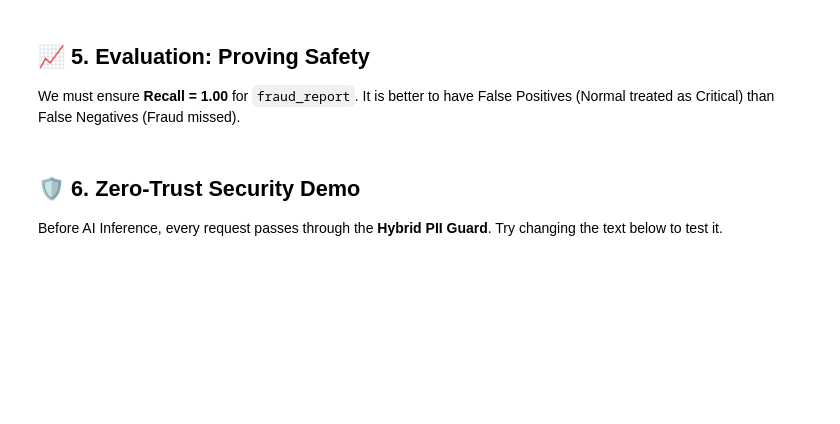
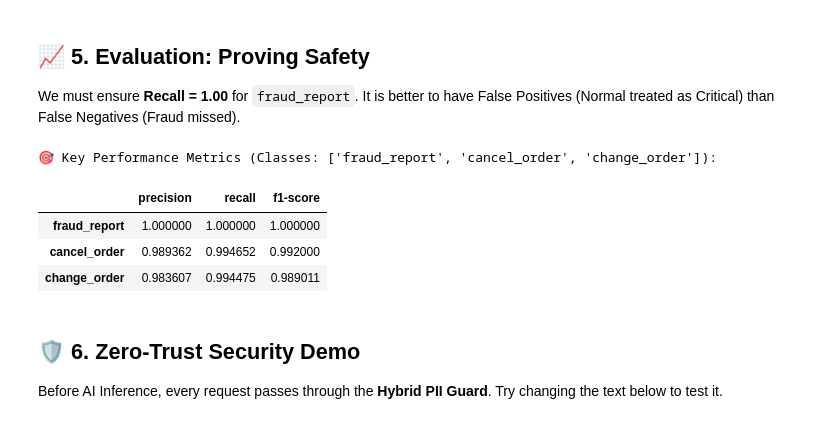
Before and after one commit to mmapce/empathicgateway, a Jupyter notebook: docs/Live_Presentation.ipynb, the cells around one changed output. Drawn from its saved outputs; the diff is of its cells as text; code cells hidden in the pictures; blank space fills up the shorter version.

```diff
--- a/docs/Live_Presentation.ipynb
+++ b/docs/Live_Presentation.ipynb
@@ -112,12 +177,27 @@ We must ensure **Recall = 1.00** for `fraud_report`. It is better to have False
 # %%
 y_pred = pipeline.predict(X_test)
 
 # Filter report for just our target class + a control class
 report = classification_report(y_test, y_pred, output_dict=True)
-metrics = pd.DataFrame(report).transpose().loc[['fraud_report', 'payment_issue', 'shipping_address']]
 
-print("🎯 Key Performance Metrics:")
+# Robustly select classes that actually exist in the test set
+available_classes = list(report.keys())
+targets = ['fraud_report']
+
+# Add 2 other random classes if available, ensuring they exist
+ignored = ['accuracy', 'macro avg', 'weighted avg', 'fraud_report']
+others = [cls for cls in available_classes if cls not in ignored][:2]
+targets += others
+
+print(f"🎯 Key Performance Metrics (Classes: {targets}):")
+metrics = pd.DataFrame(report).transpose().loc[targets]
 display(metrics[['precision', 'recall', 'f1-score']])
+# %% [output]
+🎯 Key Performance Metrics (Classes: ['fraud_report', 'cancel_order', 'change_order']):
+|  | precision | recall | f1-score |
+| fraud_report | 1.000000 | 1.000000 | 1.000000 |
+| cancel_order | 0.989362 | 0.994652 | 0.992000 |
+| change_order | 0.983607 | 0.994475 | 0.989011 |
 # %% [markdown]
 ## 🛡️ 6. Zero-Trust Security Demo
 Before AI Inference, every request passes through the **Hybrid PII Guard**.
```
Also changed, not shown: parts of 8 cells of this notebook, 2 other files.
